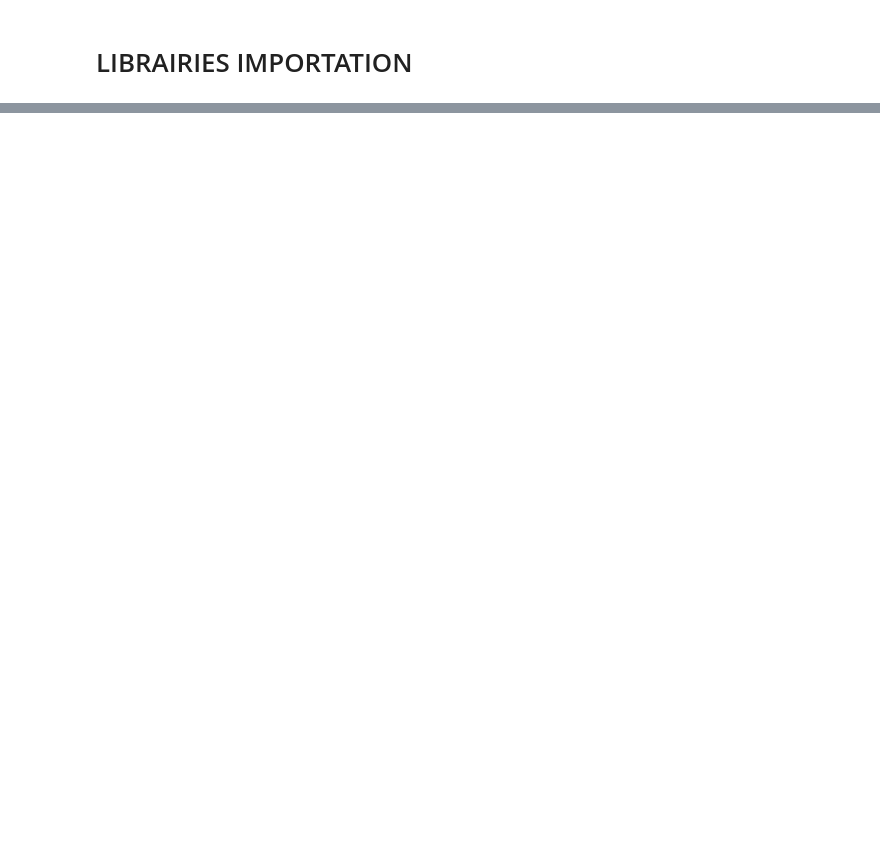
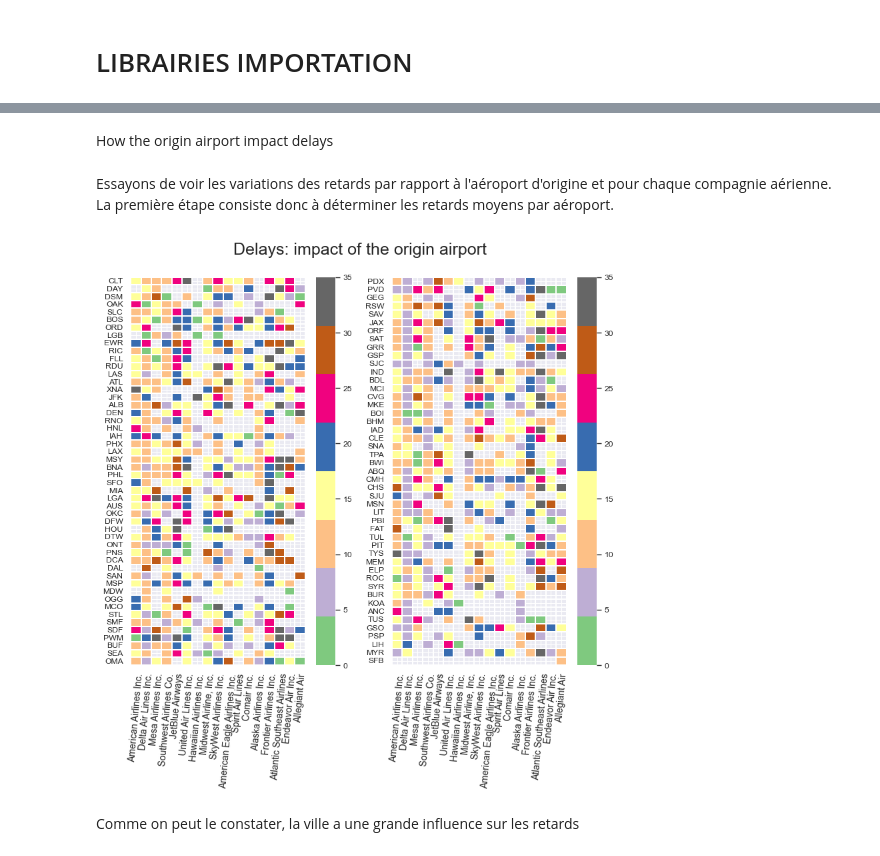
Before and after one commit to loft897/Final-Project-Jedha, a Jupyter notebook: final_project.ipynb, the cells around one changed output, grey strips where cells are left out. Saved outputs shown, nothing was run; the diff lists cells and outputs as text; code cells hidden in the pictures; blank space fills up the shorter version.

```diff
--- a/final_project.ipynb
+++ b/final_project.ipynb
@@ -109,0 +608,5 @@ Total: 21 columns
+# %%
+# We collect only the columns that will be used
+
+sampled_df = sampled_df[['MONTH', 'OP_UNIQUE_CARRIER', 'CARRIER_NAME', 'ORIGIN_CITY_NAME', 'ORIGIN', 'DEST_CITY_NAME',  'CRS_DEP_TIME', 'DEP_TIME', 'DEP_DELAY_NEW', 'CRS_ARR_TIME' ,'ARR_TIME', 'DEST', 'ARR_DELAY_NEW' ,'ORIGIN_AIRPORT_NAME' , 'CRS_ELAPSED_TIME', 'ACTUAL_ELAPSED_TIME', 'DEST_AIRPORT_NAME', 'DISTANCE']]
+sampled_df.head(3)
@@ -109,0 +736,7 @@ Total: 21 columns
+# %%
+origin_nb = dict()
+companies = sampled_df['CARRIER_NAME'].unique().tolist()
+
+for carrier in companies:
+    liste_origin_airport = sampled_df[sampled_df['CARRIER_NAME'] == carrier]['ORIGIN'].unique()
+    origin_nb[carrier] = len(liste_origin_airport)
@@ -109,0 +755,41 @@ Total: 21 columns
+# %% [markdown]
+How the origin airport impact delays
+# %% [markdown]
+Essayons de voir les variations des retards par rapport à l'aéroport d'origine et pour chaque compagnie aérienne. La première étape consiste donc à déterminer les retards moyens par aéroport.
+# %%
+# creons un dictionnaire de "DISPLAY_AIRPORT_NAME", pour facilement identifier la ville d'origine .
+identify_airport = airports.set_index('DISPLAY_AIRPORT_NAME')['ORIGIN_CITY_NAME'].to_dict()
+
+airport_mean_delays = pd.DataFrame(pd.Series(sampled_df['ORIGIN'].unique()))
+airport_mean_delays.set_index(0, drop = True, inplace = True)
+
+for carrier in companies:
+    df1 = sampled_df[sampled_df['CARRIER_NAME'] == carrier]
+    test = df1['DEP_DELAY_NEW'].groupby(sampled_df['ORIGIN']).apply(get_stats).unstack()
+    airport_mean_delays[carrier] = test.loc[:, 'mean']
+# %%
+sns.set(context="paper")
+fig = plt.figure(1, figsize=(8,8))
+
+ax = fig.add_subplot(1,2,1)
+subset = airport_mean_delays.iloc[:50,:]
+subset = subset.rename(index = identify_airport)
+mask = subset.isnull()
+sns.heatmap(subset, linewidths=0.01, cmap="Accent", mask=mask, vmin = 0, vmax = 35)
+plt.setp(ax.get_xticklabels(), fontsize=10, rotation = 85)
+ax.yaxis.label.set_visible(False)
+
+ax = fig.add_subplot(1,2,2)
+subset = airport_mean_delays.iloc[50:100,:]
+subset = subset.rename(index = identify_airport)
+fig.text(0.5, 1.02, "Delays: impact of the origin airport", ha='center', fontsize = 18)
+mask = subset.isnull()
+sns.heatmap(subset, linewidths=0.01, cmap="Accent", mask=mask, vmin = 0, vmax = 35)
+plt.setp(ax.get_xticklabels(), fontsize=10, rotation = 85)
+ax.yaxis.label.set_visible(False)
+
+plt.tight_layout()
+# %% [output]
+[figure, added]
+# %% [markdown]
+Comme on peut le constater, la ville a une grande influence sur les retards
```
Also changed, not shown: parts of 138 cells of this notebook, 9 other files.
